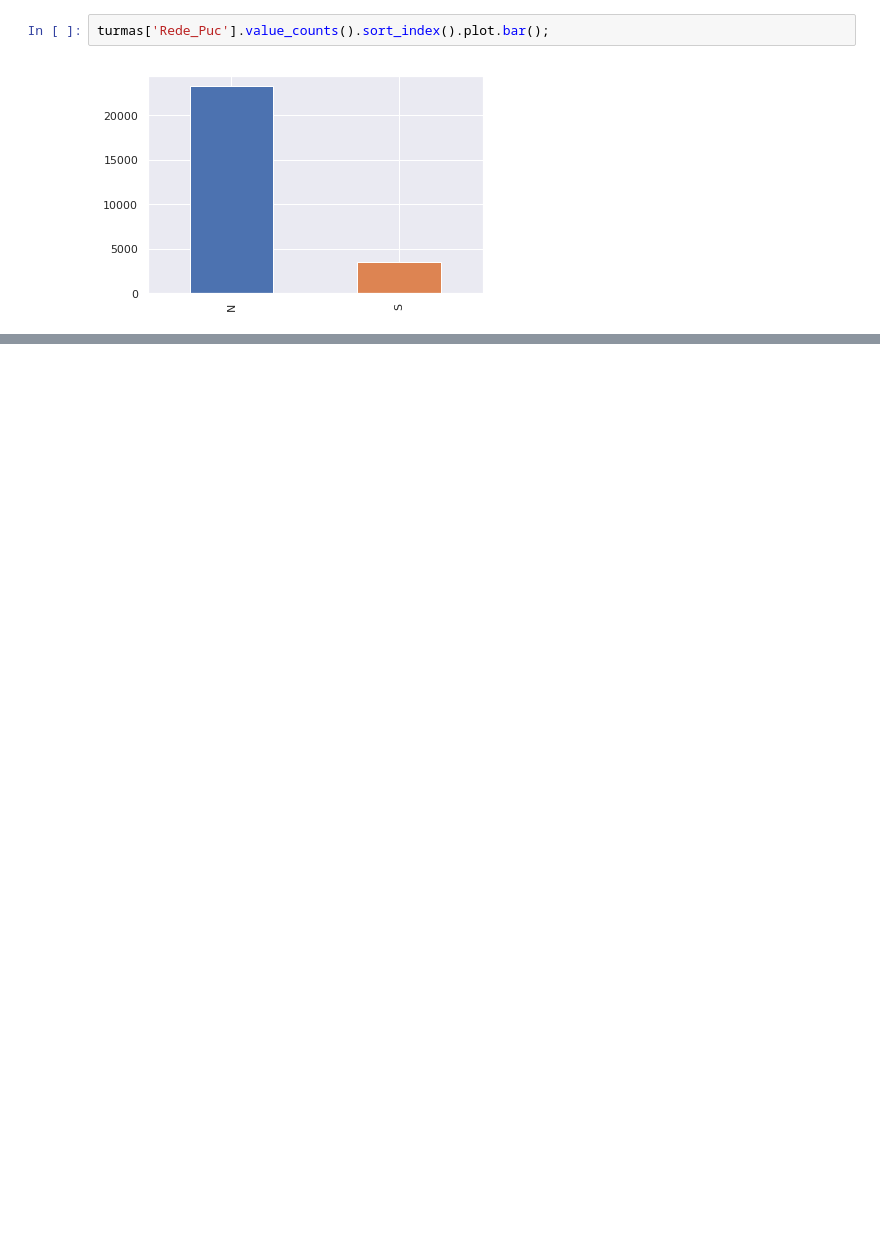
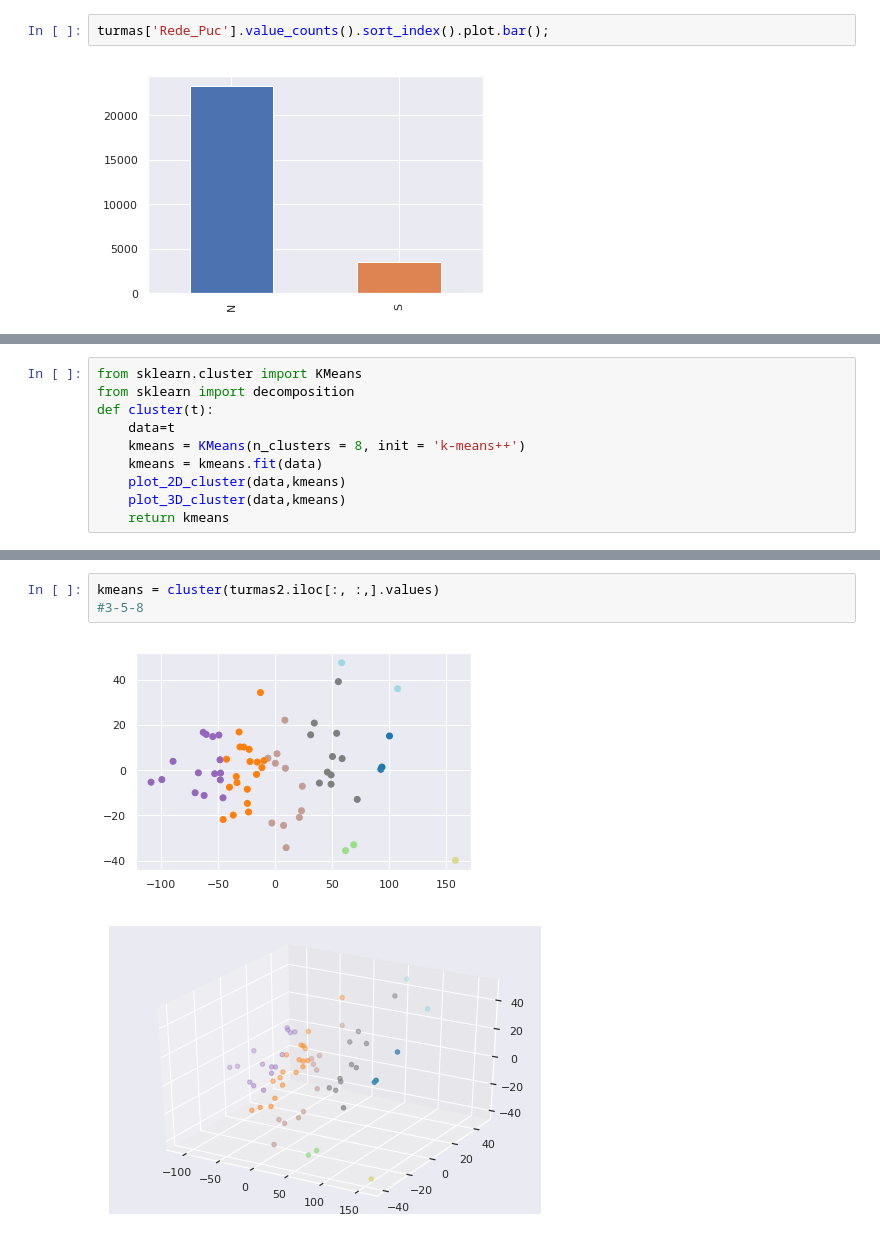
Before and after one commit to rrm86/CRE_Analysis, a Jupyter notebook: analise.ipynb, the cells around one changed output, grey strips where cells are left out. Saved outputs shown, nothing was run; the diff lists cells and outputs as text; blank space fills up the shorter version.

Commit message:
Kmeans and 3Dplot

```diff
--- a/analise.ipynb
+++ b/analise.ipynb
@@ -197,0 +182,10 @@ turmas2=turmas.groupby('Nome_completo')['Contexto_do_Evento'].value_counts().sor
+# %%
+from sklearn.cluster import KMeans
+from sklearn import decomposition
+def cluster(t):
+    data=t
+    kmeans = KMeans(n_clusters = 8, init = 'k-means++')
+    kmeans = kmeans.fit(data)
+    plot_2D_cluster(data,kmeans)
+    plot_3D_cluster(data,kmeans)
+    return kmeans
@@ -197,0 +221,6 @@ turmas2=turmas.groupby('Nome_completo')['Contexto_do_Evento'].value_counts().sor
+# %%
+kmeans = cluster(turmas2.iloc[:, :,].values)
+#3-5-8
+# %% [output]
+[figure, added]
+[figure, added]
```
Also changed, not shown: parts of 9 cells of this notebook, 1 other file.
